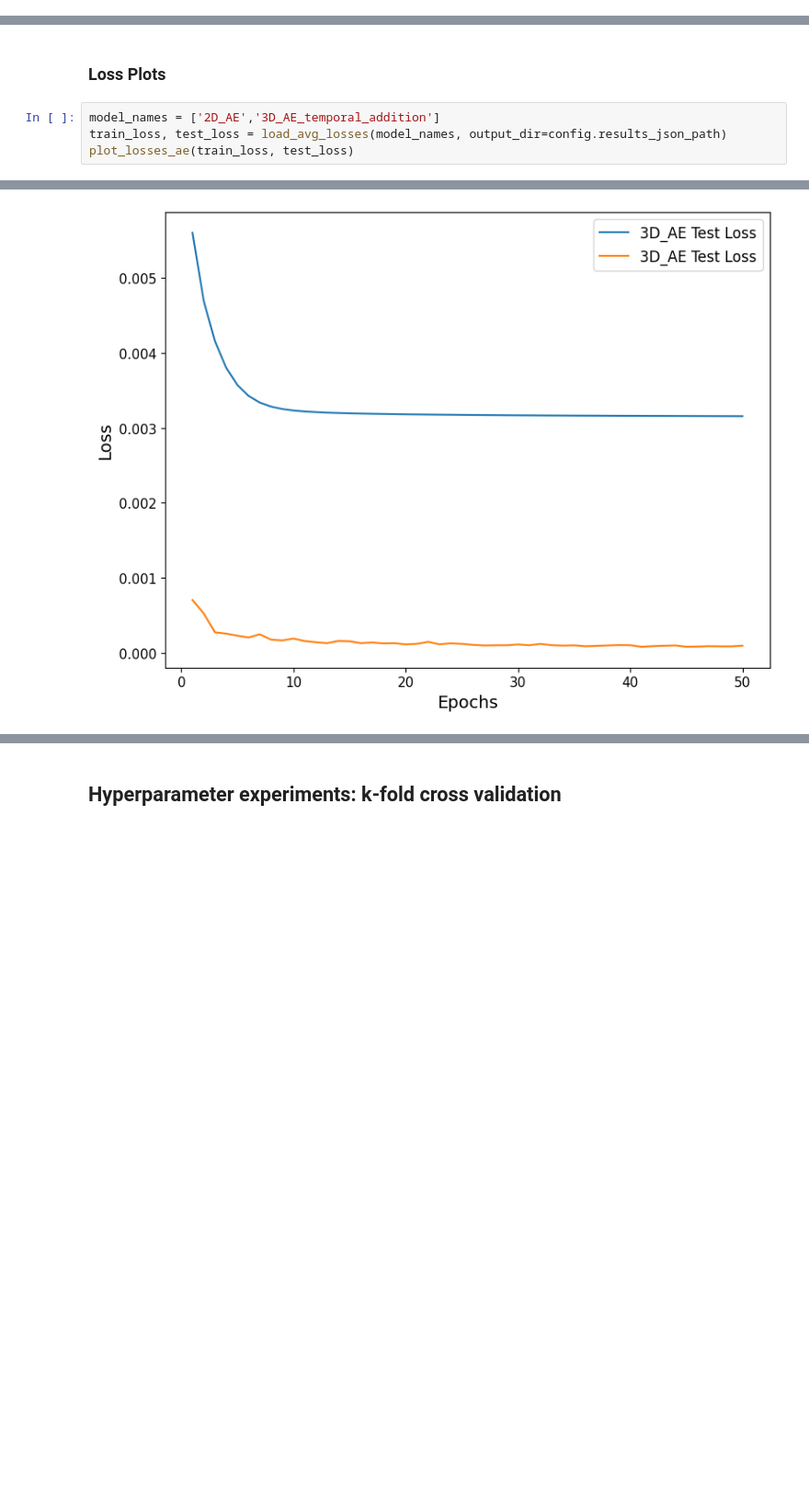
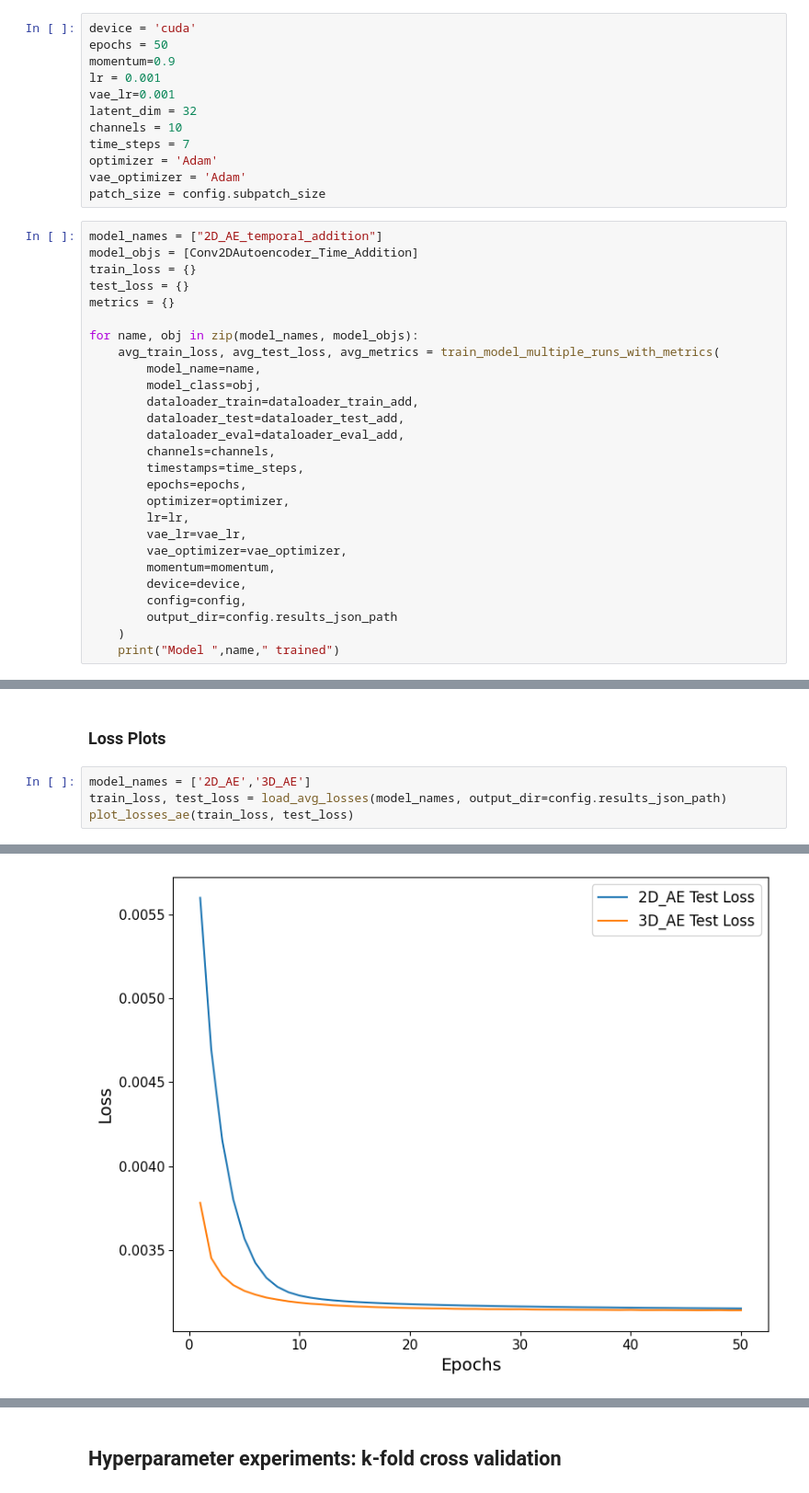
Before and after one commit to bhumikasadbhave/Master-Thesis-SITS, a Jupyter notebook: Modeling/temporal_ae_executions.ipynb, the cells around one changed output, grey strips where cells are left out. Shown: that part at 92% size. Saved outputs shown, nothing was run; the diff lists cells and outputs as text; blank space fills up the shorter version.

```diff
--- a/Modeling/temporal_ae_executions.ipynb
+++ b/Modeling/temporal_ae_executions.ipynb
@@ -719,0 +797,39 @@ Model  3D_AE_temporal_addition  trained
+# %%
+device = 'cuda'
+epochs = 50
+momentum=0.9
+lr = 0.001
+vae_lr=0.001
+latent_dim = 32
+channels = 10
+time_steps = 7
+optimizer = 'Adam'
+vae_optimizer = 'Adam'
+patch_size = config.subpatch_size
+# %%
+model_names = ["2D_AE_temporal_addition"]
+model_objs = [Conv2DAutoencoder_Time_Addition]
+train_loss = {}
+test_loss = {}
+metrics = {}
+
+for name, obj in zip(model_names, model_objs):
+    avg_train_loss, avg_test_loss, avg_metrics = train_model_multiple_runs_with_metrics(
+        model_name=name,
+        model_class=obj,
+        dataloader_train=dataloader_train_add,
+        dataloader_test=dataloader_test_add,
+        dataloader_eval=dataloader_eval_add,
+        channels=channels,
+        timestamps=time_steps,
+        epochs=epochs,
+        optimizer=optimizer,
+        lr=lr,
+        vae_lr=vae_lr,
+        vae_optimizer=vae_optimizer,
+        momentum=momentum,
+        device=device,
+        config=config,
+        output_dir=config.results_json_path
+    )
+    print("Model ",name," trained")
@@ -777,7 +882,7 @@ df_precision
 # %% [markdown]
 ### Loss Plots
 # %%
-model_names = ['2D_AE','3D_AE_temporal_addition']
+model_names = ['2D_AE','3D_AE']
 train_loss, test_loss = load_avg_losses(model_names, output_dir=config.results_json_path)
 plot_losses_ae(train_loss, test_loss)
 # %% [output]
@@ -785 +890 @@ plot_losses_ae(train_loss, test_loss)
-[figure, old version]
+[figure, new version]
```
Also changed, not shown: parts of 15 cells of this notebook, 7 other files.
